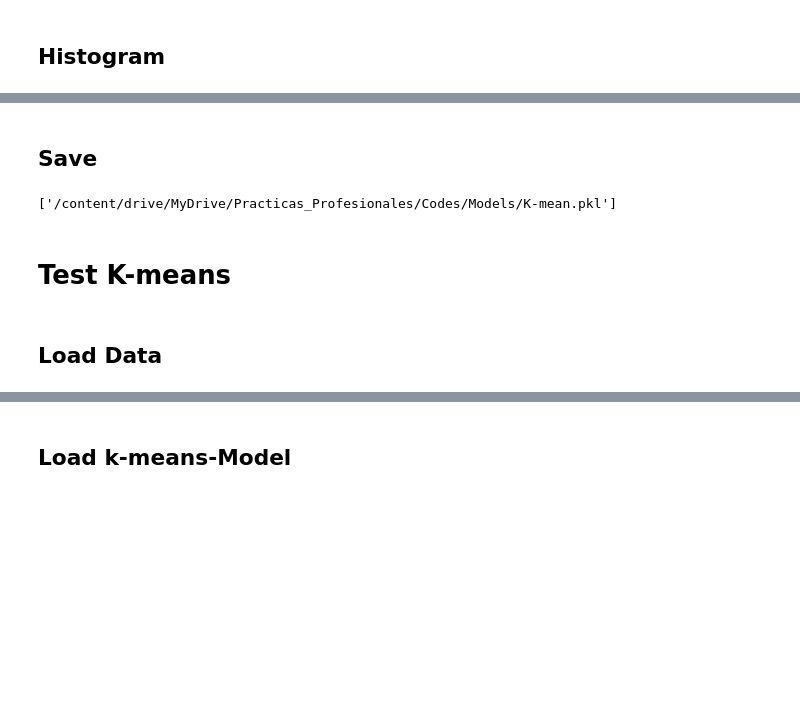
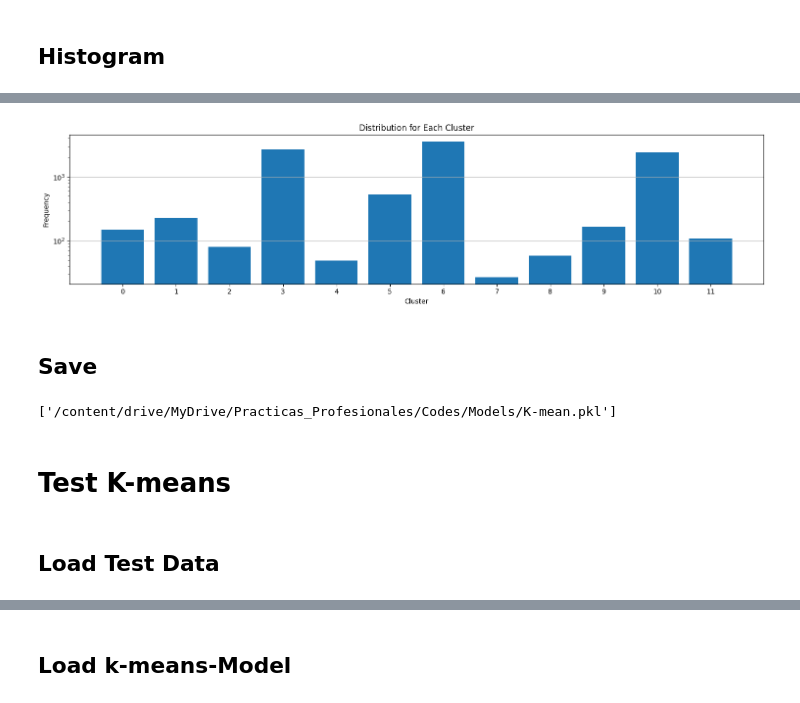
Before and after one commit to Tonathiu-Pina/Classify_galaxies_with_Unsupervised_and_Supervised_learning, a Jupyter notebook: Unsupervised_ML/1_Apply_K-Means.ipynb, the cells around one changed output, grey strips where cells are left out. Drawn from its saved outputs; the diff is of its cells as text; code cells hidden in the pictures; blank space fills up the shorter version.

```diff
--- a/Unsupervised_ML/1_Apply_K-Means.ipynb
+++ b/Unsupervised_ML/1_Apply_K-Means.ipynb
@@ -300,10 +505,16 @@ histogram(labels,clusters,'Train_data_histograma_K-mean')
+# %%
+# Plot and save a histogram showing the distribution of cluster labels in the training data
+histogram(labels, n_clusters, 'Train_data_histograma_K-mean')
+# %% [output]
+[figure, added]
 # %% [markdown]
 ## Save
-# %%
-joblib.dump(Kmeans_model,root_kmean)
-# %% [output]
-['/content/drive/MyDrive/Practicas_Profesionales/Codes/Models/K-mean.pkl']
+# %%
+# Save the trained KMeans model to a specified directory using joblib
+joblib.dump(Kmeans_model,root_kmean)
+# %% [output]
+['/content/drive/MyDrive/Practicas_Profesionales/Codes/Models/K-mean.pkl']
 # %% [markdown]
 # Test K-means
 # %% [markdown]
-## Load Data
+## Load Test Data
```
Also changed, not shown: parts of 32 cells of this notebook.
